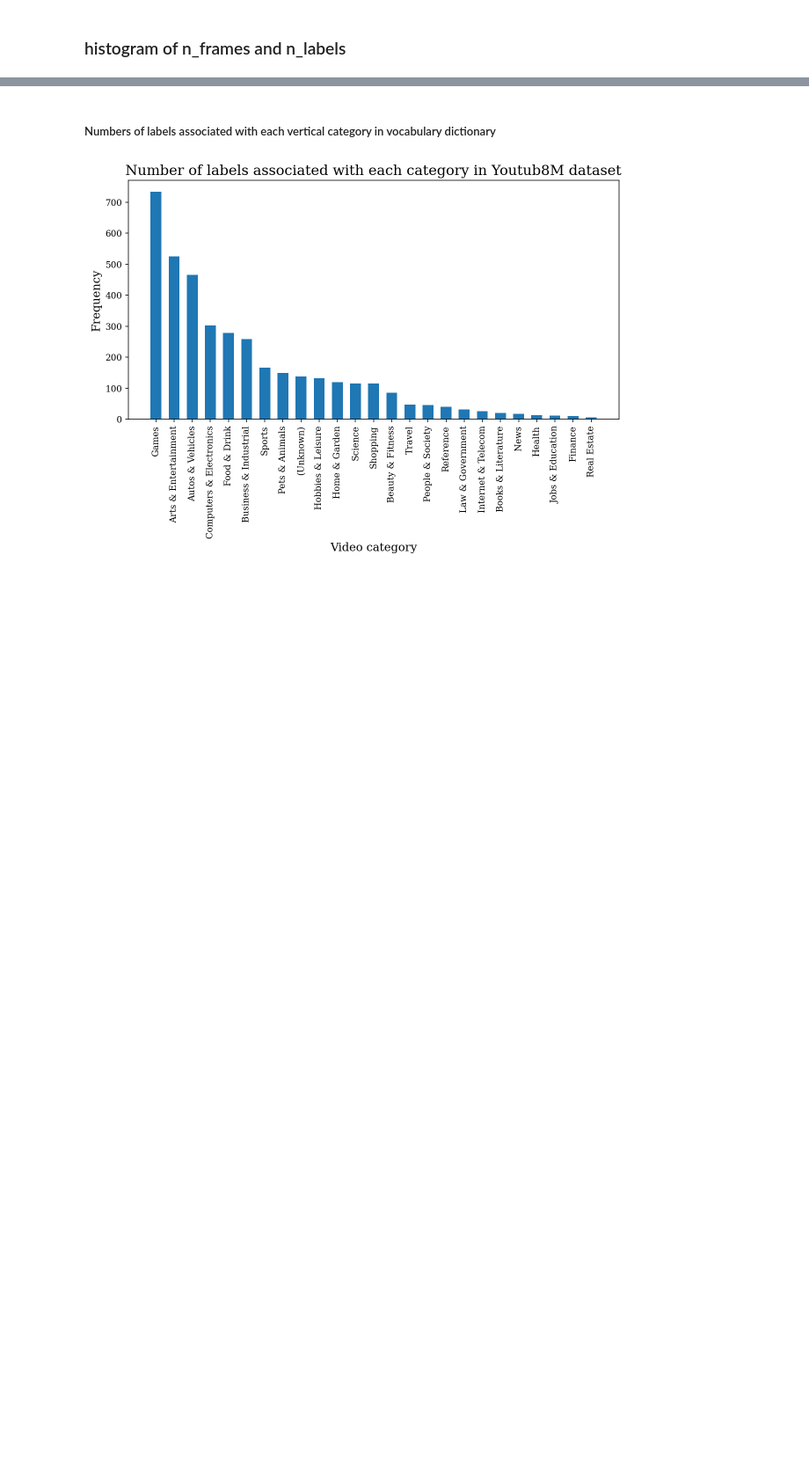
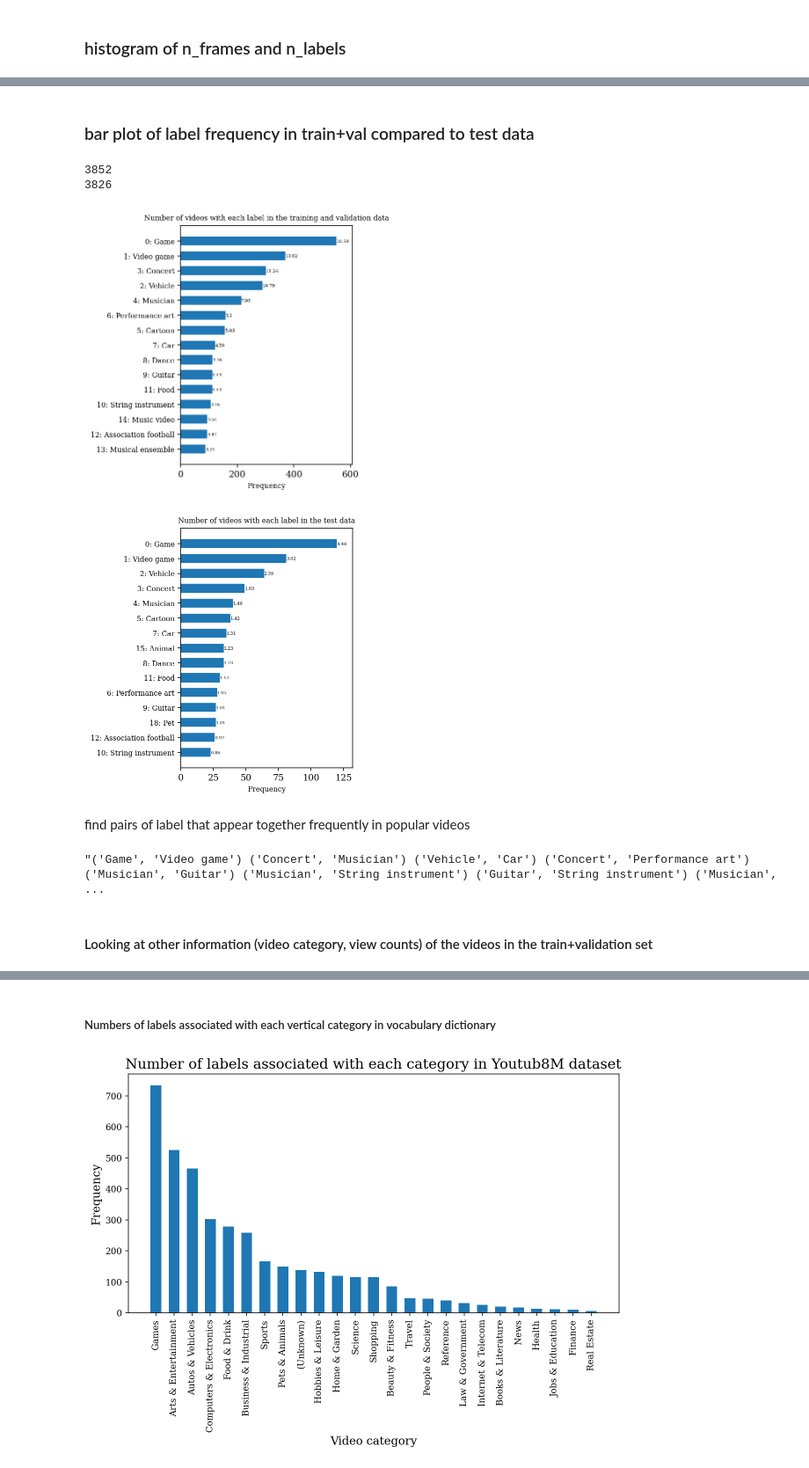
Before and after one commit to erikanfox/YouTube-8m-Classification, a Jupyter notebook: EDA.ipynb, the cells around one changed output, grey strips where cells are left out. Shown at 88% size. Saved outputs shown, nothing was run; the diff lists cells and outputs as text; code cells hidden in the pictures; blank space fills up the shorter version.

```diff
--- a/EDA.ipynb
+++ b/EDA.ipynb
@@ -92,8 +77,0 @@ np.sum(label_count_sorted >100)
-# %%
-label_dict = pd.read_csv("vocabulary.csv")
-
-topN = 30
-topN_labels = top_labels[:topN]
-topN_labelnames = get_label(topN_labels,4000,label_dict,get_names=True)
-topN_labelnames = [str(topN_labels[i])+": "+topN_labelnames[i] for i in range(topN)]
-topNcount = label_count_sorted[:topN]
@@ -128,4 +77,0 @@ df.to_csv("video_id_label.csv",index=False)
-# %%
-metadata_df = pd.read_pickle("video_metadata.pkl")
-df = pd.read_csv("video_id_label.csv")
-video_info = metadata_df.merge(df,left_on="pseudo_id",right_on="pseudo_id")
@@ -174,0 +101,6 @@ plt.show()
+# %% [markdown]
+### bar plot of label frequency in train+val compared to test data
+# %%
+# define the dictionary to map label index to actual words
+label_dict = pd.read_csv("vocabulary.csv")
+label_map = dict(zip(label_dict.Index, label_dict.Name))
@@ -174,0 +129,40 @@ plt.show()
+# %%
+
+topN = 15
+# user helper function to count label frequency in each dataset
+count_df = prepare_hist(df,15)
+count_df_test = prepare_hist(df_test,15)
+
+# bar plot on frequency
+fig = plt.figure(figsize=(3.5,5))
+x =  -1*np.arange(0,topN,1)
+barplot = plt.barh(x,count_df.counts,height=0.6)
+# annotate each label with percentage
+for i in range(topN):
+    plt.annotate(round(count_df.percent_video[i]*100,2),(count_df.counts[i],x[i]-0.1),fontsize=5)
+plt.yticks(x,count_df.label,fontsize=8)#,rotation=90)
+plt.xlabel("Frequency",fontsize=8)
+plt.xlim(0,np.max(count_df.counts)*1.1)
+plt.title("Number of videos with each label in the training and validation data",fontsize=8)
+plt.savefig("plots/label_hist.pdf",bbox_inches = 'tight')
+plt.show()
+
+fig = plt.figure(figsize=(3.5,5))
+x =  -1*np.arange(0,topN,1)
+barplot = plt.barh(x,count_df_test.counts,height=0.6)
+# annotate each label with percentage
+for i in range(topN):
+    plt.annotate(round(count_df_test.percent_video[i]*100,2),(count_df_test.counts[i],x[i]-0.1),fontsize=5)
+plt.yticks(x,count_df_test.label,fontsize=8)#,rotation=90)
+plt.xlabel("Frequency",fontsize=8)
+plt.xlim(0,np.max(count_df_test.counts)*1.1)
+plt.title("Number of videos with each label in the test data",fontsize=8)
+plt.savefig("plots/label_hist_test.pdf",bbox_inches = 'tight')
+plt.show()
+# %% [output]
+3852
+3826
+[figure, added]
+[figure, added]
+# %% [markdown]
+find pairs of label that appear together frequently in popular videos
@@ -174,0 +189,8 @@ plt.show()
+# %%
+# find pairs of label that appears together frequently top 50
+top_pairs_names_audio_true= find_top_pairs(df,"labels")
+" ".join(list(map(str,top_pairs_names_audio_true[:50])))
+# %% [output]
+"('Game', 'Video game') ('Concert', 'Musician') ('Vehicle', 'Car') ('Concert', 'Performance art') ('Musician', 'Guitar') ('Musician', 'String instrument') ('Guitar', 'String instrument') ('Musician',  ...
+# %% [markdown]
+#### Looking at other information (video category, view counts) of the videos in the train+validation set
```
Also changed, not shown: parts of 43 cells of this notebook.
